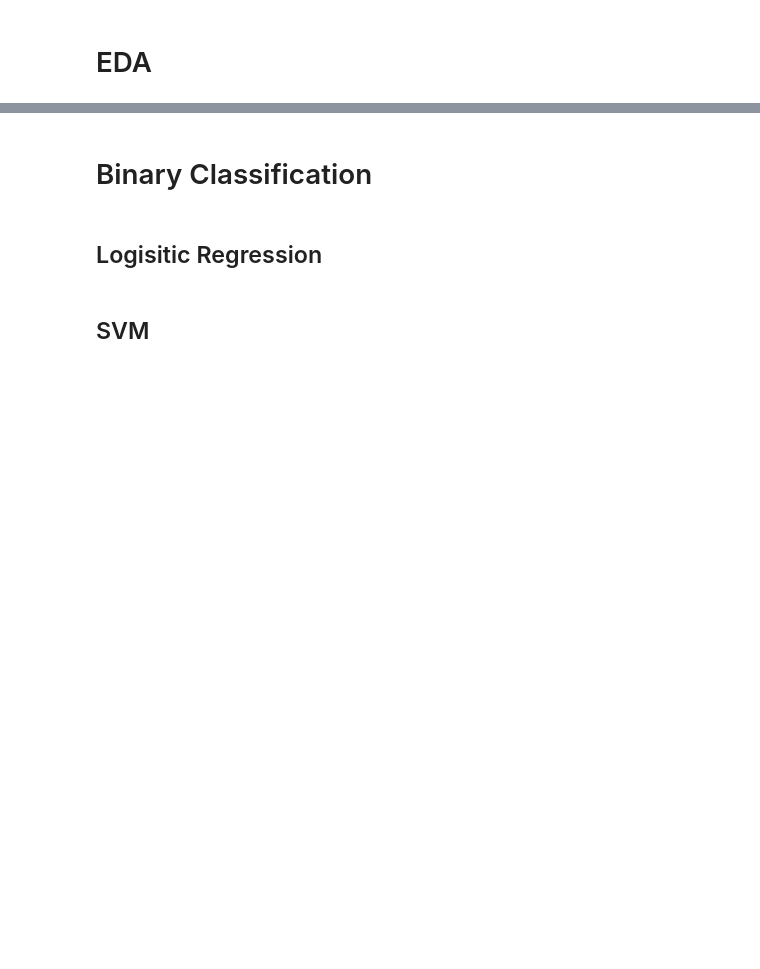
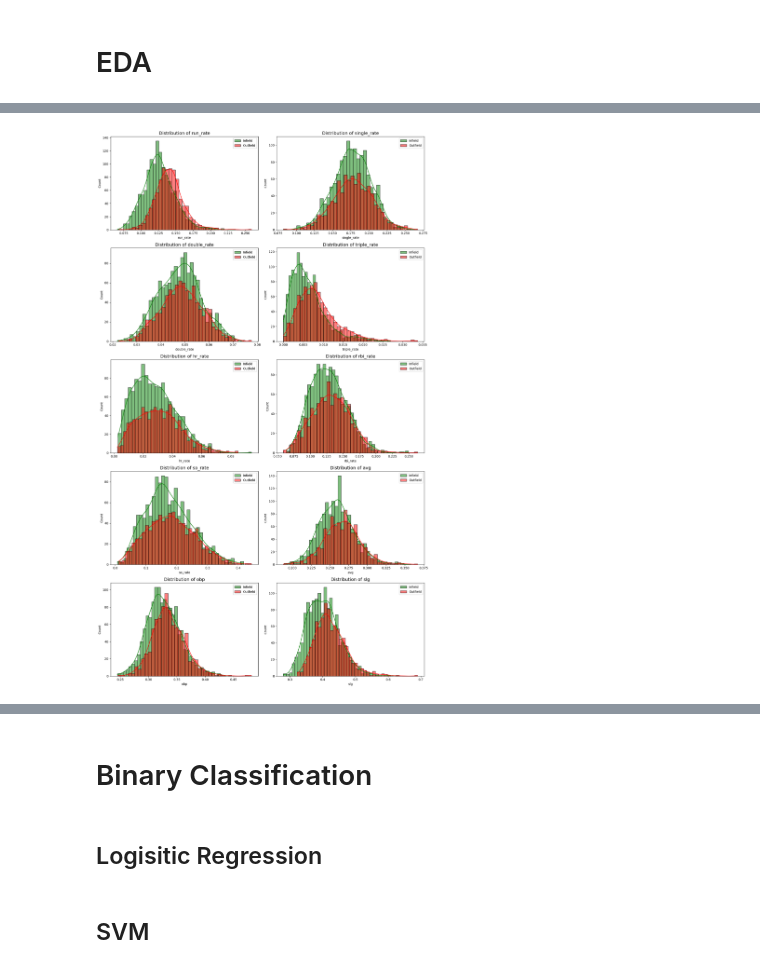
Before and after one commit to Threadphobic/PositionalPrediction, a Jupyter notebook: PositionalPrediction.ipynb, the cells around one changed output, grey strips where cells are left out. Saved outputs shown, nothing was run; the diff lists cells and outputs as text; code cells hidden in the pictures; blank space fills up the shorter version.

```diff
--- a/PositionalPrediction.ipynb
+++ b/PositionalPrediction.ipynb
@@ -32,0 +185,19 @@ for dirname, _, filenames in os.walk('/kaggle/input'):
+# %%
+hitting_metrics = ['run_rate', 'single_rate', 'double_rate', 'triple_rate', 'hr_rate', 'rbi_rate', 'so_rate', 'avg', 'obp', 'slg']
+
+infielders = binary_hitters[binary_hitters.bin_pos == 'INF']
+outfielders = binary_hitters[binary_hitters.bin_pos == 'OF']
+
+fig, axes = plt.subplots(5, 2, figsize=(15, 25))
+
+for ax, metric in zip(axes.ravel(), hitting_metrics):
+    sns.histplot(infielders[metric], bins=40, label='Infield', kde=True, color='green', ax=ax, alpha=0.5)
+    sns.histplot(outfielders[metric], bins=40, label='Outfield', kde=True, color='red', ax=ax, alpha=0.5)
+
+    ax.set_title(f'Distribution of {metric}', fontsize=14)
+    ax.legend()
+
+plt.tight_layout()
+plt.show()
+# %% [output]
+[figure, added]
```
Also changed, not shown: parts of 19 cells of this notebook.
